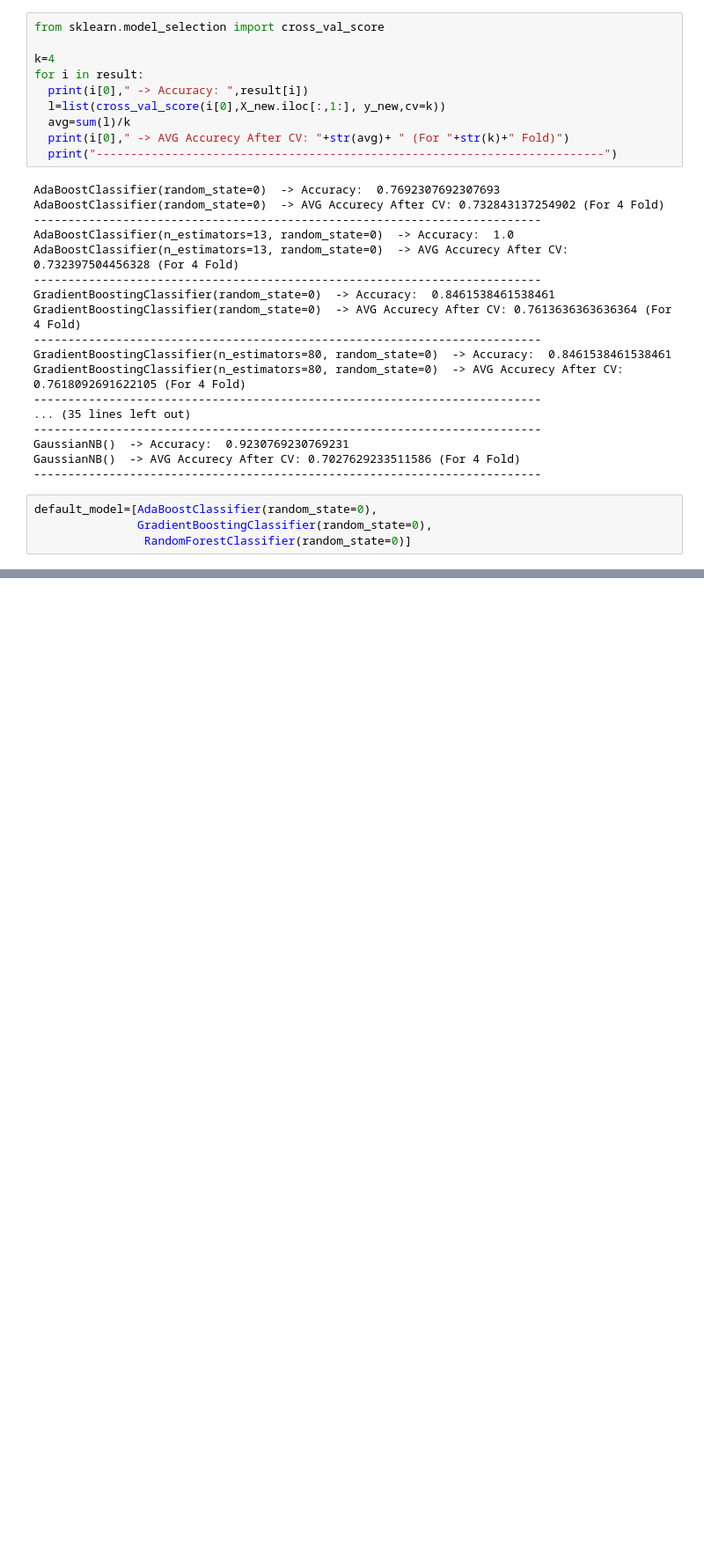
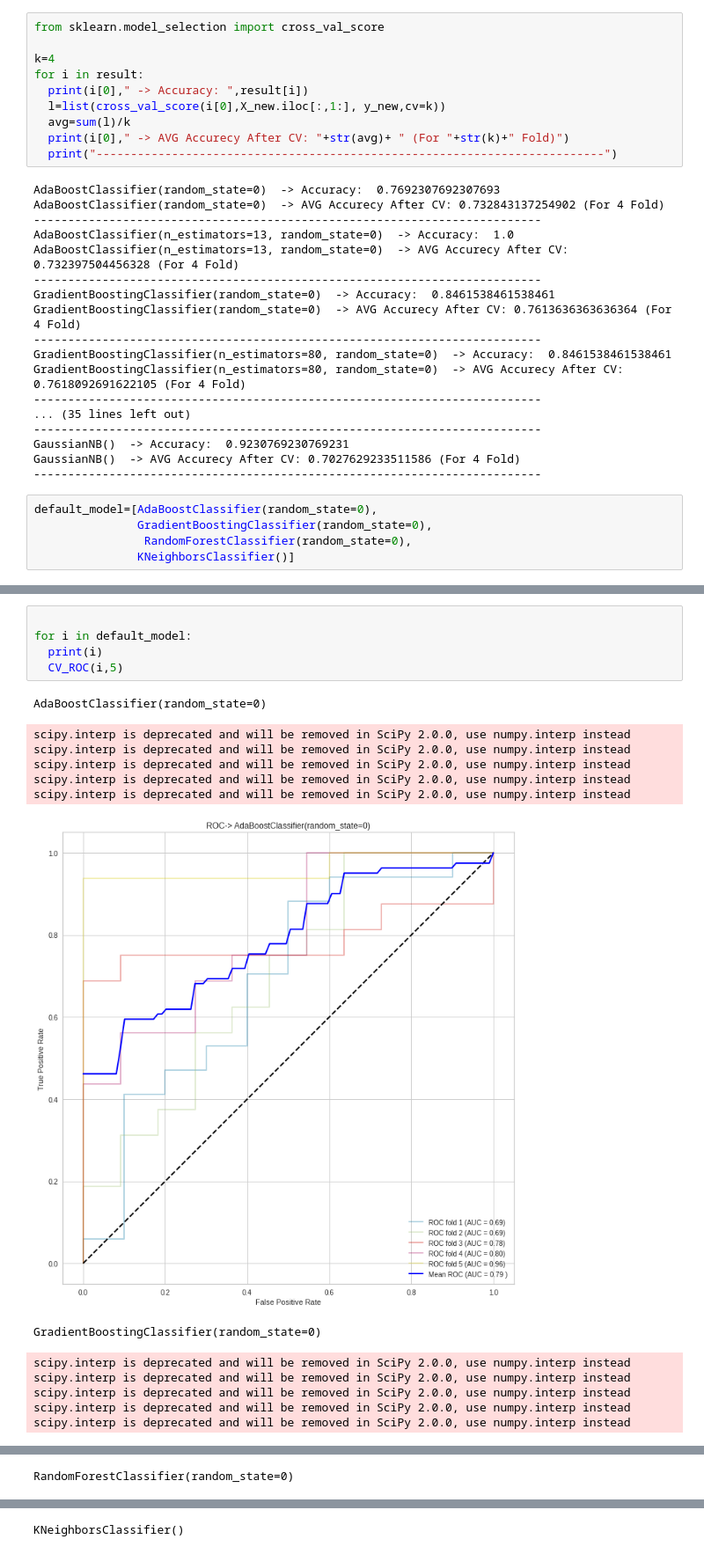
Before and after one commit to RafsanJany-44/ARC_Machine, a Jupyter notebook: Tinnitus_Dynamic_ML_Tunning_with_featSelect_SHAP_ROC_Cross_val.ipynb, the cells around one changed output, grey strips where cells are left out. Shown at 88% size. Saved outputs shown, nothing was run; the diff lists cells and outputs as text; blank space fills up the shorter version.

```diff
--- a/Tinnitus_Dynamic_ML_Tunning_with_featSelect_SHAP_ROC_Cross_val.ipynb
+++ b/Tinnitus_Dynamic_ML_Tunning_with_featSelect_SHAP_ROC_Cross_val.ipynb
@@ -1685,6 +1678,7 @@ GaussianNB()  -> AVG Accurecy After CV: 0.7027629233511586 (For 4 Fold)
 # %%
 default_model=[AdaBoostClassifier(random_state=0),
                GradientBoostingClassifier(random_state=0),
-                RandomForestClassifier(random_state=0)]
+                RandomForestClassifier(random_state=0),
+               KNeighborsClassifier()]
 # %%
 
@@ -1738,0 +1728,19 @@ scipy.interp is deprecated and will be removed in SciPy 2.0.0, use numpy.interp
+# %%
+
+for i in default_model:
+  print(i)
+  CV_ROC(i,5)
+# %% [output]
+AdaBoostClassifier(random_state=0)
+scipy.interp is deprecated and will be removed in SciPy 2.0.0, use numpy.interp instead
+scipy.interp is deprecated and will be removed in SciPy 2.0.0, use numpy.interp instead
+scipy.interp is deprecated and will be removed in SciPy 2.0.0, use numpy.interp instead
+scipy.interp is deprecated and will be removed in SciPy 2.0.0, use numpy.interp instead
+scipy.interp is deprecated and will be removed in SciPy 2.0.0, use numpy.interp instead
+[figure, added]
+GradientBoostingClassifier(random_state=0)
+scipy.interp is deprecated and will be removed in SciPy 2.0.0, use numpy.interp instead
+scipy.interp is deprecated and will be removed in SciPy 2.0.0, use numpy.interp instead
+scipy.interp is deprecated and will be removed in SciPy 2.0.0, use numpy.interp instead
+scipy.interp is deprecated and will be removed in SciPy 2.0.0, use numpy.interp instead
+scipy.interp is deprecated and will be removed in SciPy 2.0.0, use numpy.interp instead
@@ -1738,0 +1748 @@ scipy.interp is deprecated and will be removed in SciPy 2.0.0, use numpy.interp
+RandomForestClassifier(random_state=0)
@@ -1738,0 +1755 @@ scipy.interp is deprecated and will be removed in SciPy 2.0.0, use numpy.interp
+KNeighborsClassifier()
```
Also changed, not shown: parts of 3 cells of this notebook.
